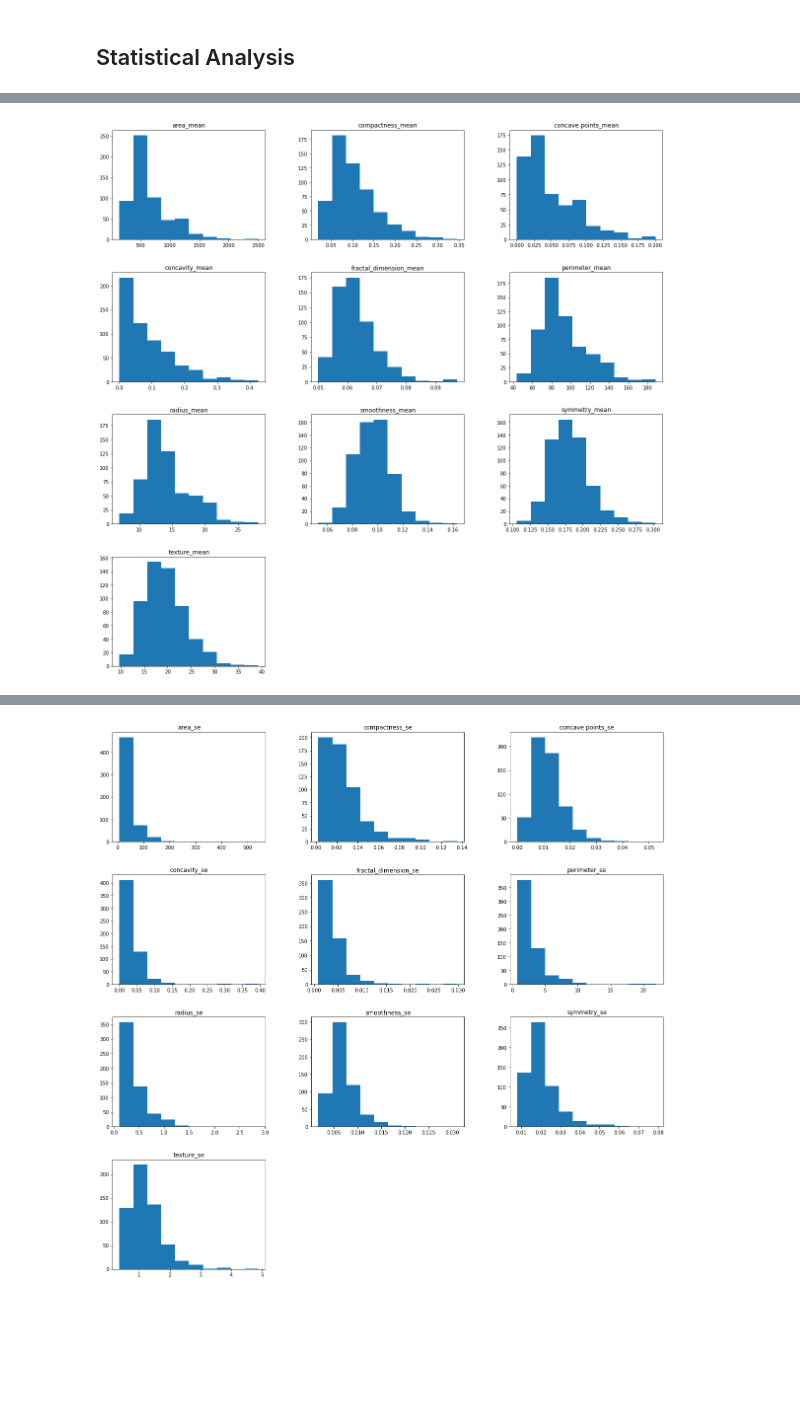
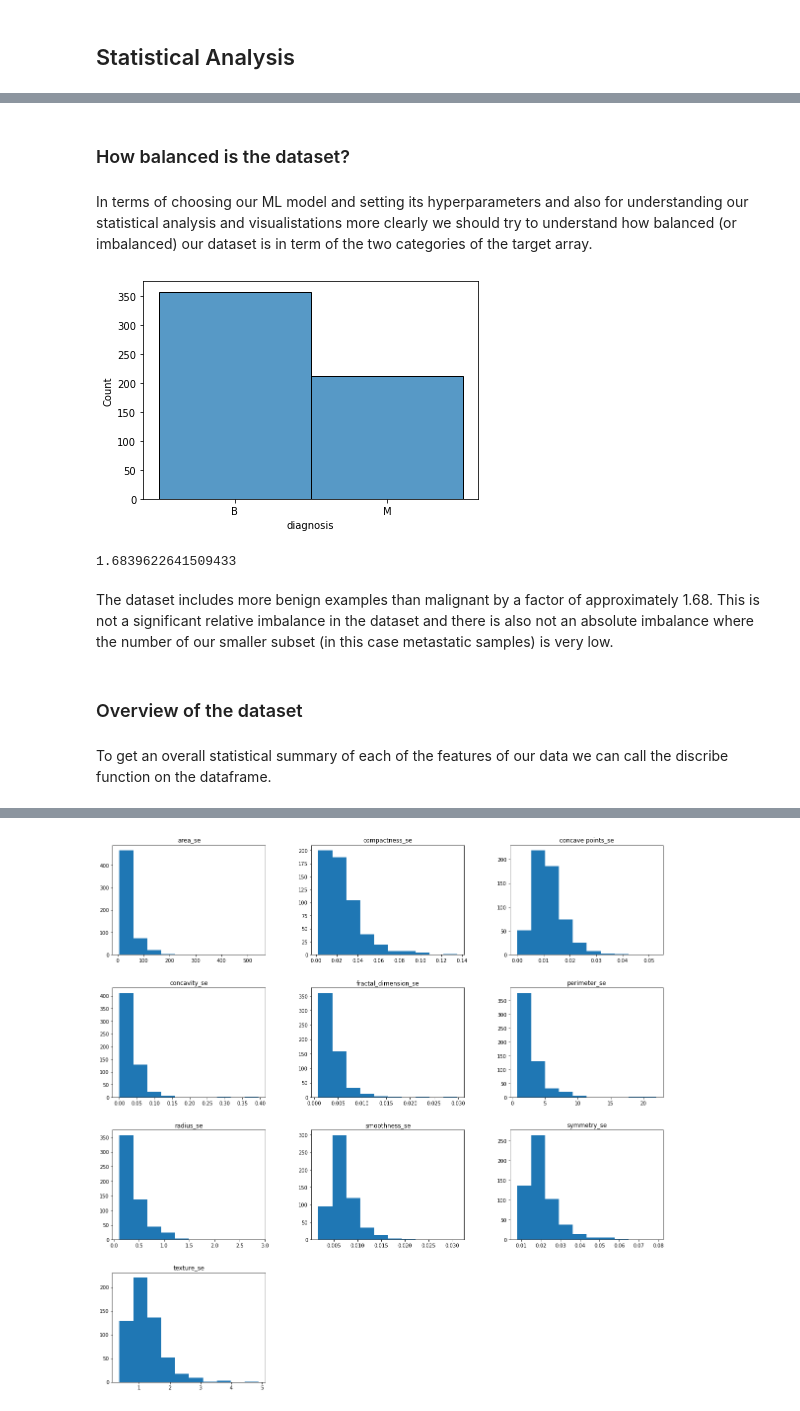
Before and after one commit to magg01/Predicting_metastatic_breast_cancer, a Jupyter notebook: Coursework/Predicting Metastatic Breast Cancer.ipynb, the cells around one changed output, grey strips where cells are left out. Saved outputs shown, nothing was run; the diff lists cells and outputs as text; code cells hidden in the pictures; blank space fills up the shorter version.

Commit message:
histograms stats and vis complete

```diff
--- a/Coursework/Predicting Metastatic Breast Cancer.ipynb
+++ b/Coursework/Predicting Metastatic Breast Cancer.ipynb
@@ -146,4 +148,21 @@ df.describe()
-# %%
-mean_axes = df.hist(column=df.filter(regex='mean', axis=1).columns, backend='matplotlib', figsize=(20,20), grid=False)
-# %% [output]
-[figure, removed]
+# %% [markdown]
+### How balanced is the dataset?
+# %% [markdown]
+In terms of choosing our ML model and setting its hyperparameters and also for understanding our statistical analysis and visualistations more clearly we should try to understand how balanced (or imbalanced) our dataset is in term of the two categories of the target array.
+# %%
+# plot a histogram of the two subsets of the target array.
+sns.histplot(df['diagnosis'])
+plt.show()
+# %% [output]
+[figure, added]
+# %%
+# divide number of benign samples by the number of metastatic samples
+df.loc[df['diagnosis'] == 'B'].shape[0] / df.loc[df['diagnosis'] == 'M'].shape[0]
+# %% [output]
+1.6839622641509433
+# %% [markdown]
+The dataset includes more benign examples than malignant by a factor of approximately 1.68. This is not a significant relative imbalance in the dataset and there is also not an absolute imbalance where the number of our smaller subset (in this case metastatic samples) is very low.
+# %% [markdown]
+### Overview of the dataset
+# %% [markdown]
+To get an overall statistical summary of each of the features of our data we can call the discribe function on the dataframe.
```
Also changed, not shown: parts of 53 cells of this notebook.
